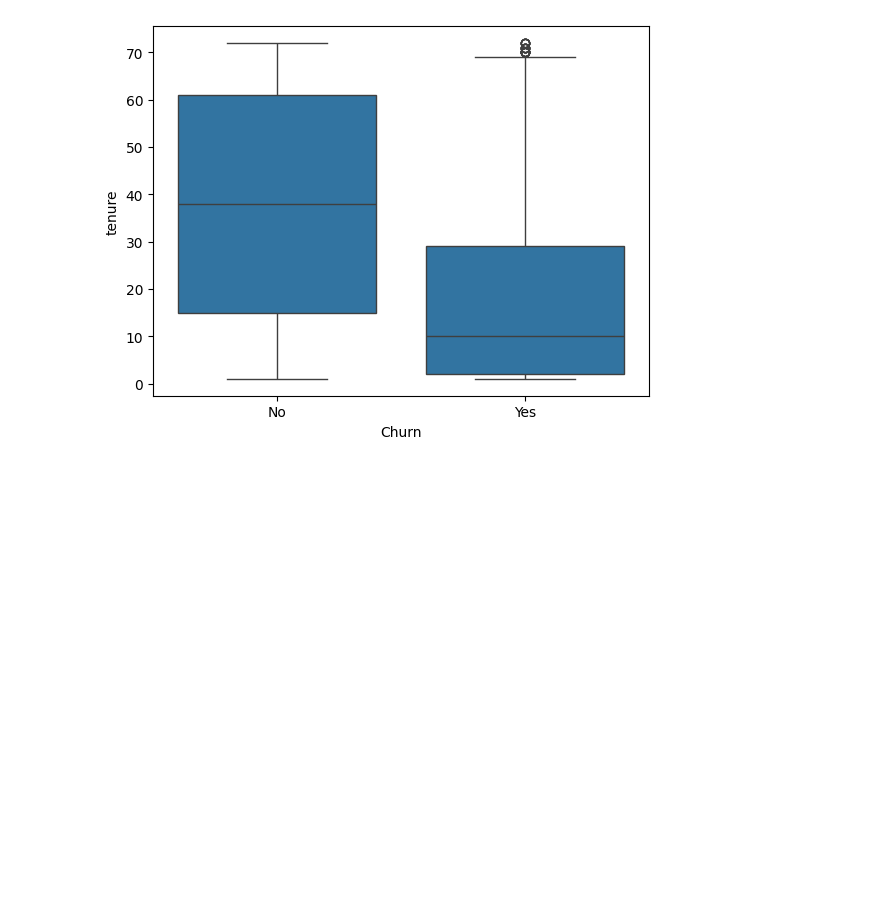
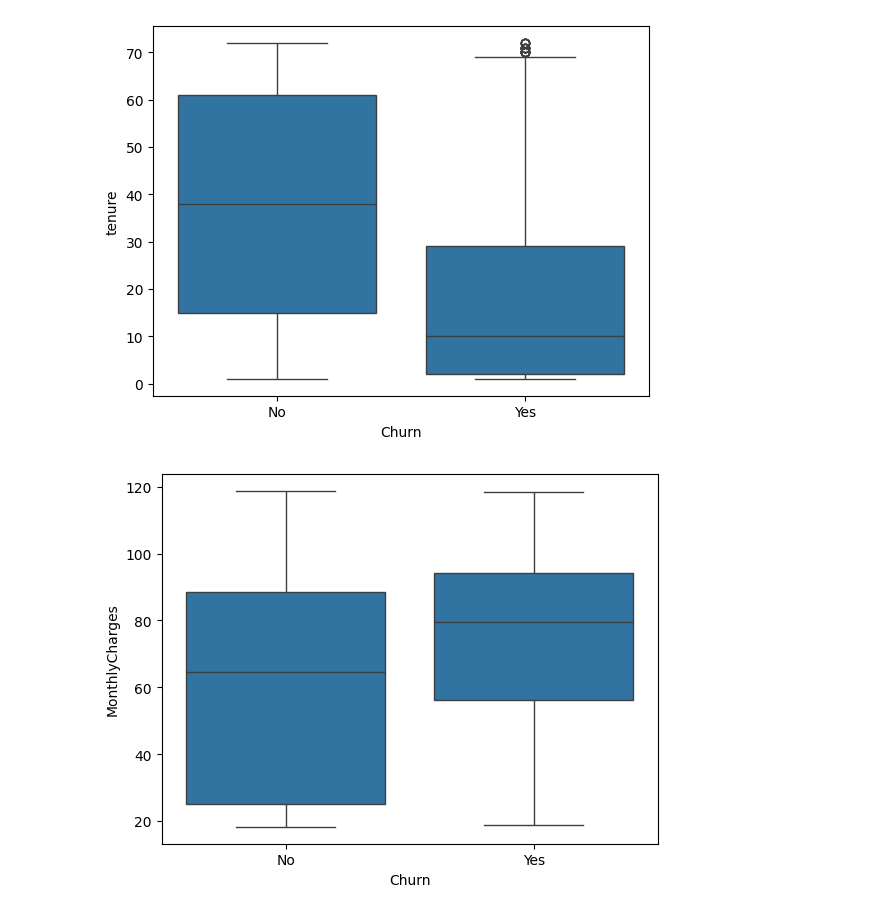
Before and after one commit to Javier-DataScience/telecom-churn-ml-api, a Jupyter notebook: notebooks/01_eda.ipynb, the cells around one changed output. Drawn from its saved outputs; the diff is of its cells as text; code cells hidden in the pictures; blank space fills up the shorter version.

```diff
--- a/notebooks/01_eda.ipynb
+++ b/notebooks/01_eda.ipynb
@@ -112,3 +112,8 @@ sns.boxplot(x="Churn", y="tenure", data=df)
 plt.show()
 # %% [output]
 [figure]
+# %%
+sns.boxplot(x="Churn", y="MonthlyCharges", data=df)
+plt.show()
+# %% [output]
+[figure, added]
```
Also changed, not shown: parts of 3 cells of this notebook.
